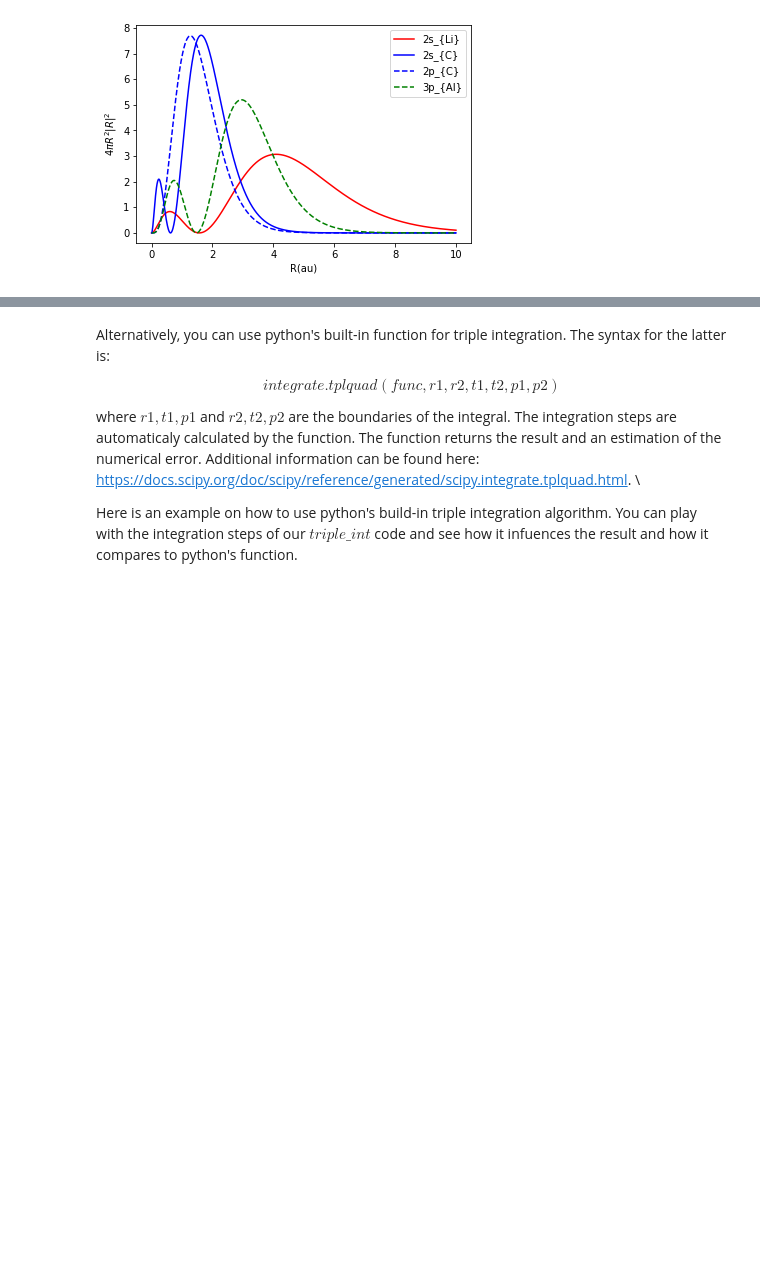
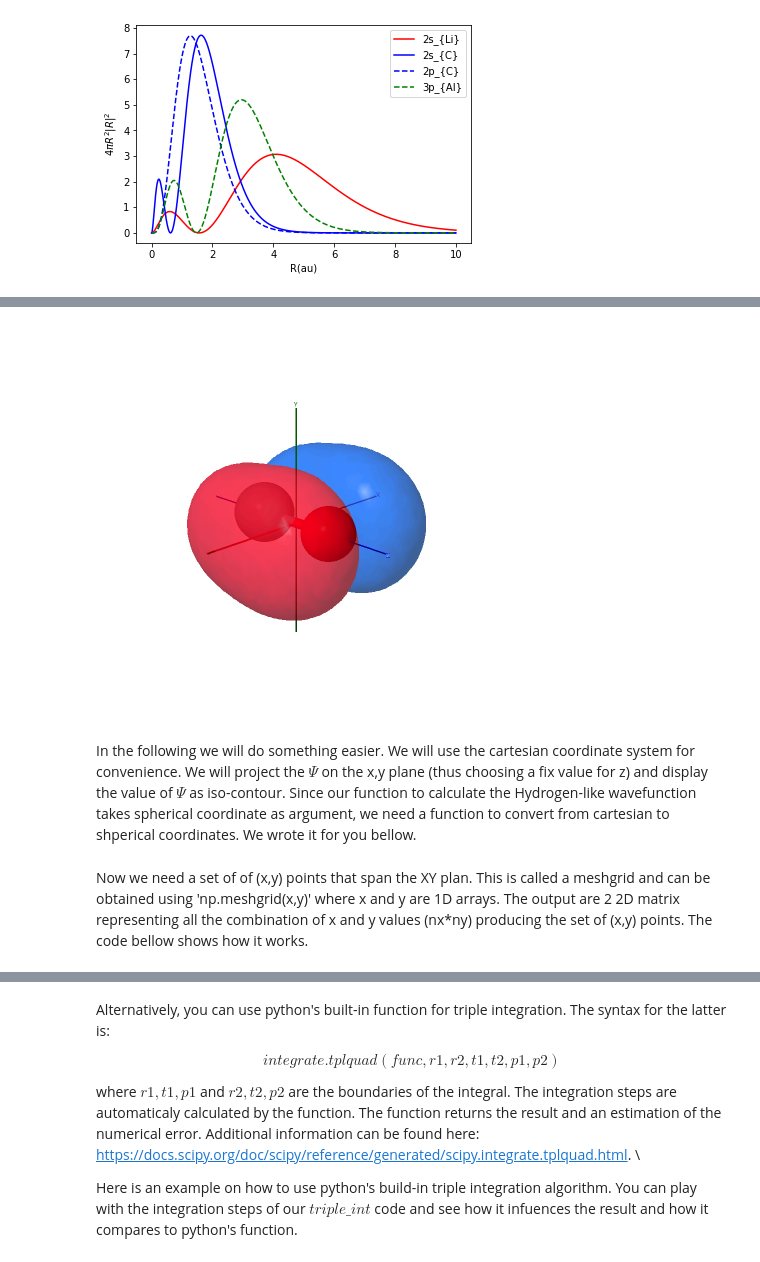
Before and after one commit to MilaimKas/Teaching_project, a Jupyter notebook: Introduction_python.ipynb, the cells around one changed output, grey strips where cells are left out. Saved outputs shown, nothing was run; the diff lists cells and outputs as text; code cells hidden in the pictures; blank space fills up the shorter version.

Commit message:
add to do and orb visualization

```diff
--- a/Introduction_python.ipynb
+++ b/Introduction_python.ipynb
@@ -357,0 +337,7 @@ def C_3s(r,phi,theta):
+# %%
+Image(filename='MO_orbitals/MO_CO/MO_5.png')
+# %% [output]
+[figure, added]
+# %% [markdown]
+In the following we will do something easier.
+We will use the cartesian coordinate system for convenience. We will project the $\Psi$ on the x,y plane (thus choosing a fix value for z) and display the value of $\Psi$ as iso-contour. Since our function to calculate the Hydrogen-like wavefunction takes spherical coordinate as argument, we need a function to convert from cartesian to shperical coordinates. We wrote it for you bellow.
@@ -357,0 +350,2 @@ def C_3s(r,phi,theta):
+# %% [markdown]
+Now we need a set of of (x,y) points that span the XY plan. This is called a meshgrid and can be obtained using 'np.meshgrid(x,y)' where x and y are 1D arrays. The output are 2 2D matrix representing all the combination of x and y values (nx*ny) producing the set of (x,y) points. The code bellow shows how it works.
```
Also changed, not shown: parts of 29 cells of this notebook, 3 other files.
